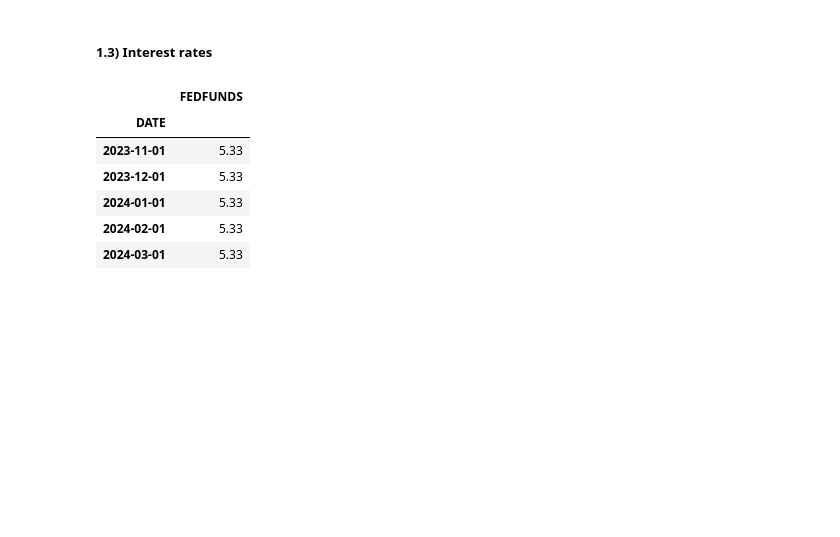
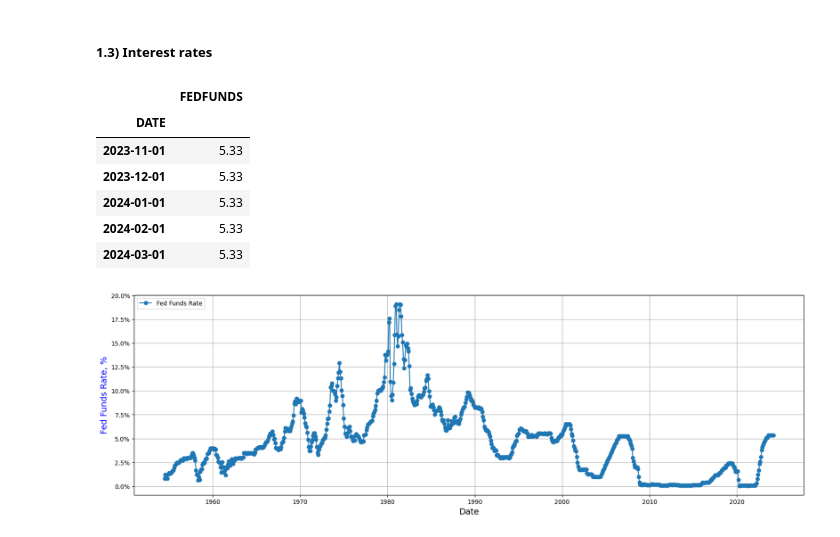
Before and after one commit to meoflaxz/stock-market-analytics-zoomcamp, a Jupyter notebook: week1-intro-data-sources/module1-intro-data-sources.ipynb, the cells around one changed output. Cells and saved outputs as stored; diff of their text form; code cells hidden in the pictures; blank space fills up the shorter version.

```diff
--- a/week1-intro-data-sources/module1-intro-data-sources.ipynb
+++ b/week1-intro-data-sources/module1-intro-data-sources.ipynb
@@ -150,3 +150,22 @@ fedfunds.tail()
 | 2024-01-01 | 5.33 |
 | 2024-02-01 | 5.33 |
 | 2024-03-01 | 5.33 |
+# %%
+# fed funds
+fix, ax = plt.subplots(figsize=(20, 6))
+plt.grid(True)
+
+ax.yaxis.set_major_formatter(mtick.PercentFormatter(1.0))
+ax.plot(fedfunds.index, fedfunds.FEDFUNDS/100, marker="o", label="Fed Funds Rate")
+
+# labels and title
+ax.set_xlabel("Date", fontsize=14)
+ax.set_ylabel("Fed Funds Rate, %", color="blue", fontsize=14)
+
+# legend
+lines, labels = ax.get_legend_handles_labels()
+ax.legend(lines, labels, loc="upper left")
+
+plt.show()
+# %% [output]
+[figure, added]
```
Also changed, not shown: parts of 4 cells of this notebook.
